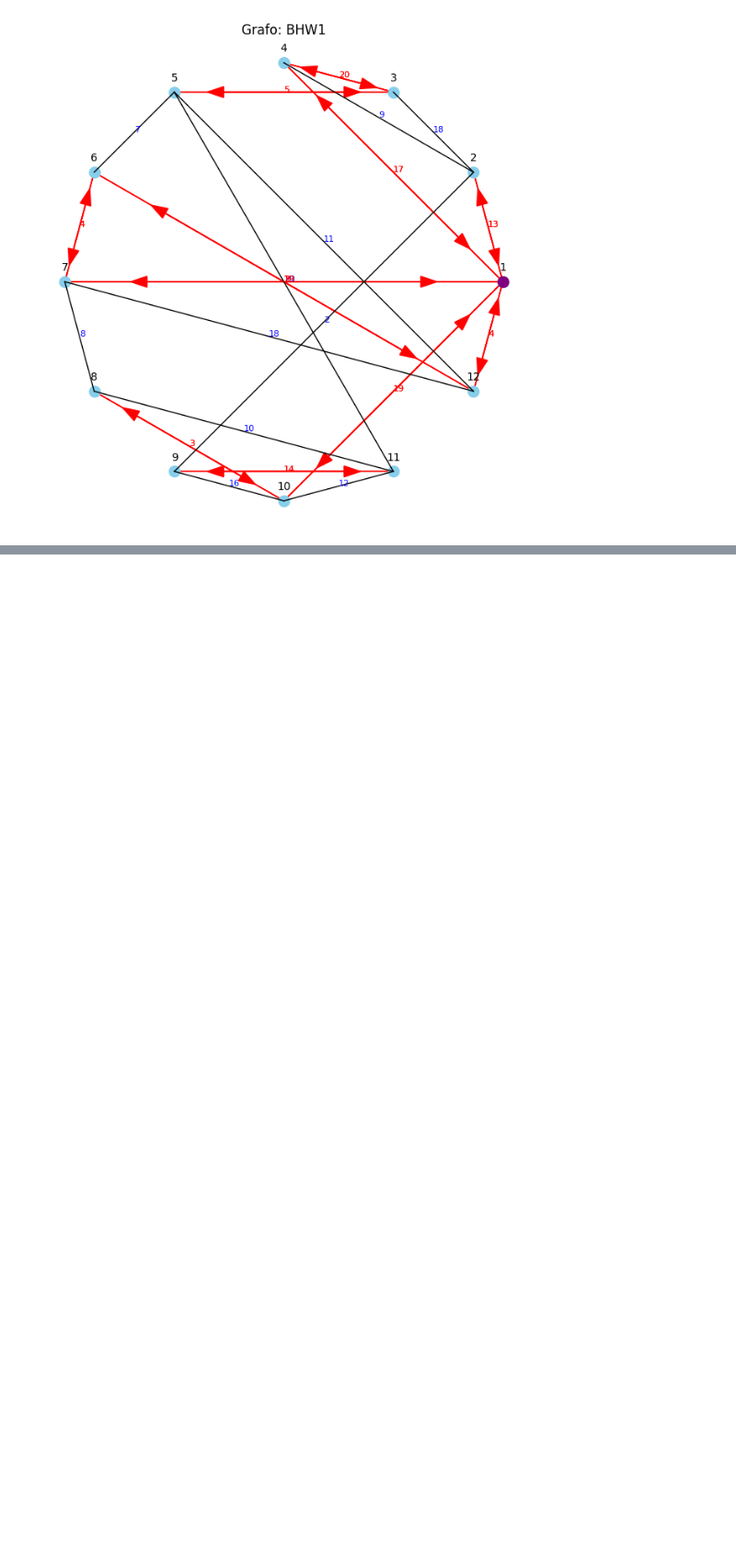
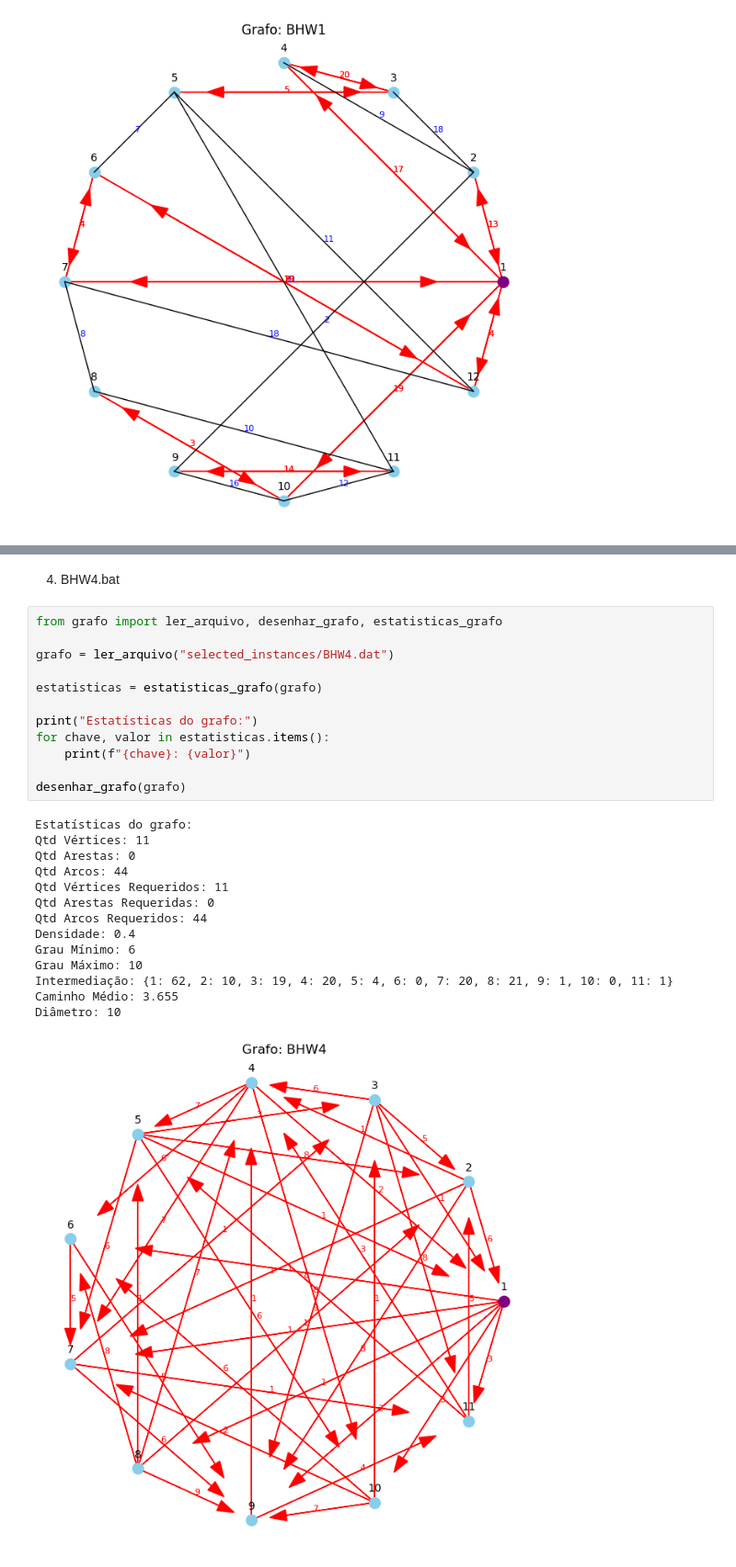
Before and after one commit to tteodorogustavo/Graph-Theory, a Jupyter notebook: etapa_1/visualizacao_dos_dados.ipynb, the cells around one changed output, grey strips where cells are left out. Shown at 92% size. Saved outputs shown, nothing was run; the diff lists cells and outputs as text; blank space fills up the shorter version.

```diff
--- a/etapa_1/visualizacao_dos_dados.ipynb
+++ b/etapa_1/visualizacao_dos_dados.ipynb
@@ -27,0 +92,29 @@ Diâmetro: 30
+# %% [markdown]
+4. BHW4.bat
+# %%
+from grafo import ler_arquivo, desenhar_grafo, estatisticas_grafo
+
+grafo = ler_arquivo("selected_instances/BHW4.dat")
+
+estatisticas = estatisticas_grafo(grafo)
+
+print("Estatísticas do grafo:")
+for chave, valor in estatisticas.items():
+    print(f"{chave}: {valor}")
+
+desenhar_grafo(grafo)
+# %% [output]
+Estatísticas do grafo:
+Qtd Vértices: 11
+Qtd Arestas: 0
+Qtd Arcos: 44
+Qtd Vértices Requeridos: 11
+Qtd Arestas Requeridas: 0
+Qtd Arcos Requeridos: 44
+Densidade: 0.4
+Grau Mínimo: 6
+Grau Máximo: 10
+Intermediação: {1: 62, 2: 10, 3: 19, 4: 20, 5: 4, 6: 0, 7: 20, 8: 21, 9: 1, 10: 0, 11: 1}
+Caminho Médio: 3.655
+Diâmetro: 10
+[figure, added]
```
Also changed, not shown: parts of 18 cells of this notebook, 1 other file.
